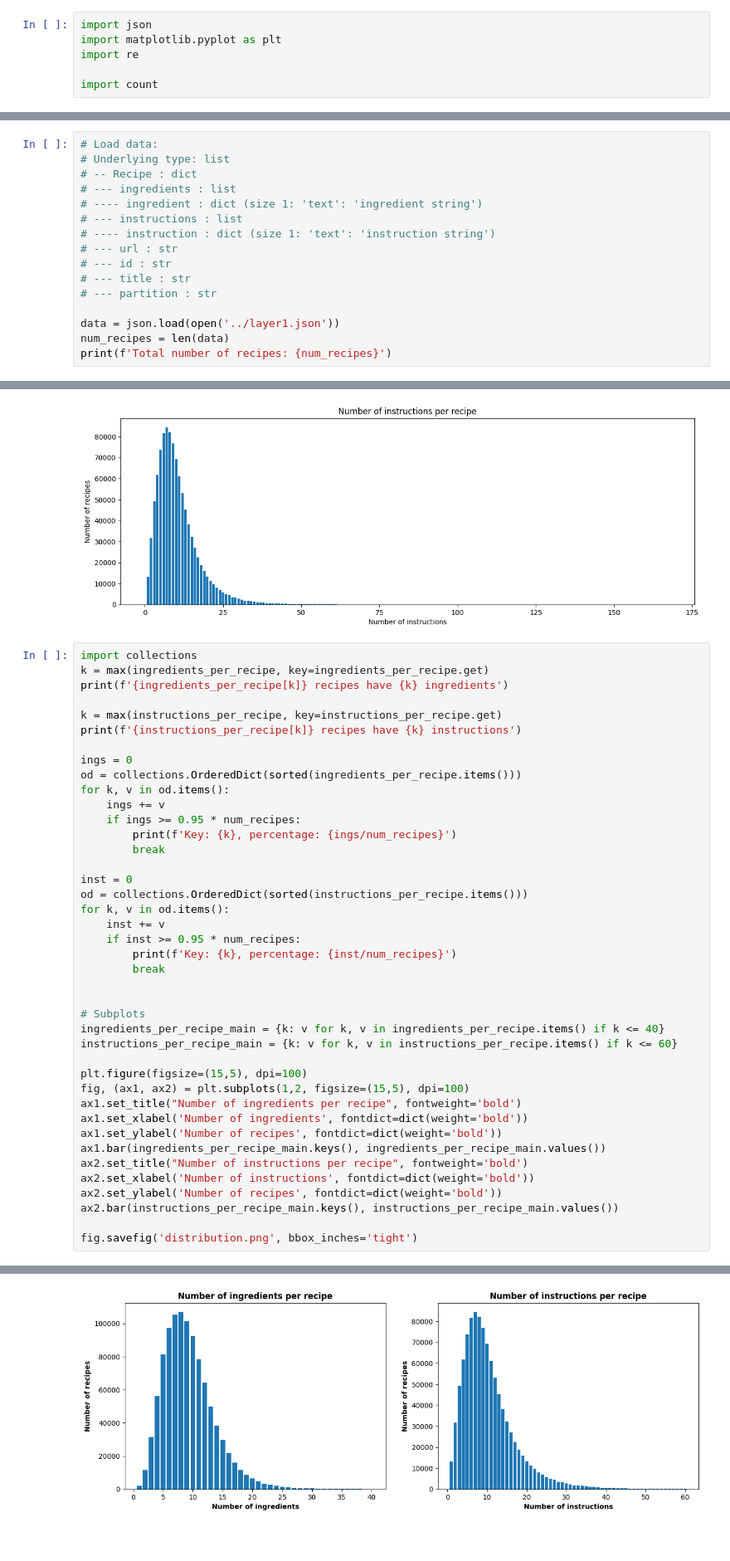
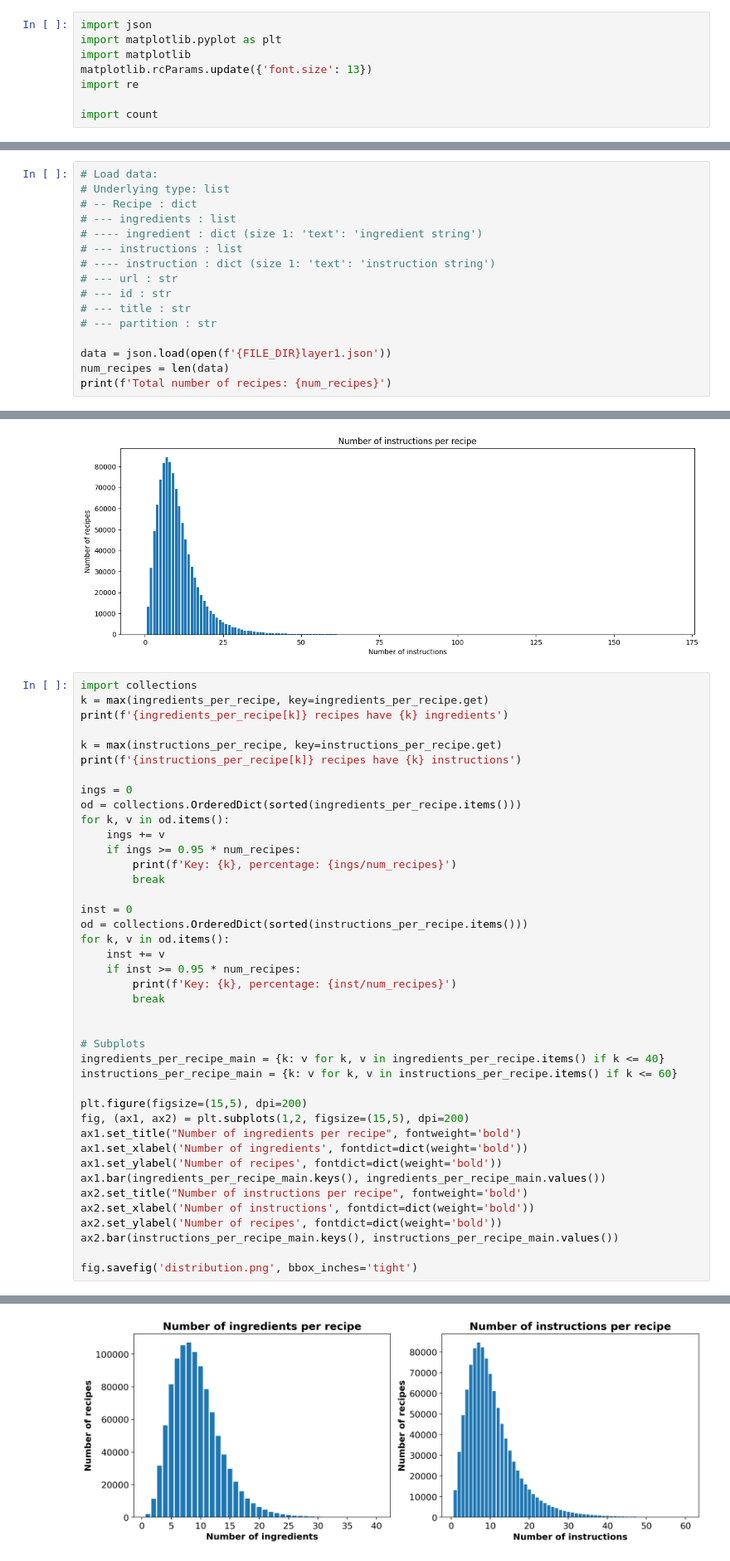
Before and after one commit to mscholl96/mad-recime, a Jupyter notebook: data/recipe1M/dataset-analysis/recipe1M.ipynb, the cells around one changed output, grey strips where cells are left out. Shown: that part at 83% size. Saved outputs shown, nothing was run; the diff lists cells and outputs as text; blank space fills up the shorter version.

```diff
--- a/data/recipe1M/dataset-analysis/recipe1M.ipynb
+++ b/data/recipe1M/dataset-analysis/recipe1M.ipynb
@@ -12,6 +14,8 @@ Analysis of dataset should contain:
 # %%
 import json
 import matplotlib.pyplot as plt
+import matplotlib
+matplotlib.rcParams.update({'font.size': 13})
 import re
 
 import count
@@ -46,7 +41,7 @@ import count
 # --- title : str
 # --- partition : str
 
-data = json.load(open('../layer1.json'))
+data = json.load(open(f'{FILE_DIR}layer1.json'))
 num_recipes = len(data)
 print(f'Total number of recipes: {num_recipes}')
 # %% [output]
@@ -153,8 +148,8 @@ for k, v in od.items():
 ingredients_per_recipe_main = {k: v for k, v in ingredients_per_recipe.items() if k <= 40}
 instructions_per_recipe_main = {k: v for k, v in instructions_per_recipe.items() if k <= 60}
 
-plt.figure(figsize=(15,5), dpi=100)
-fig, (ax1, ax2) = plt.subplots(1,2, figsize=(15,5), dpi=100)
+plt.figure(figsize=(15,5), dpi=200)
+fig, (ax1, ax2) = plt.subplots(1,2, figsize=(15,5), dpi=200)
 ax1.set_title("Number of ingredients per recipe", fontweight='bold')
 ax1.set_xlabel('Number of ingredients', fontdict=dict(weight='bold'))
 ax1.set_ylabel('Number of recipes', fontdict=dict(weight='bold'))
@@ -174,3 +169,3 @@ Key: 23, percentage: 0.9518160276580041
-[figure, old version]
+[figure, new version]
 # %%
 recipe_websites = dict(sorted(recipe_websites.items(), key=lambda item: item[1], reverse=True))
```
Also changed, not shown: parts of 5 cells of this notebook.
